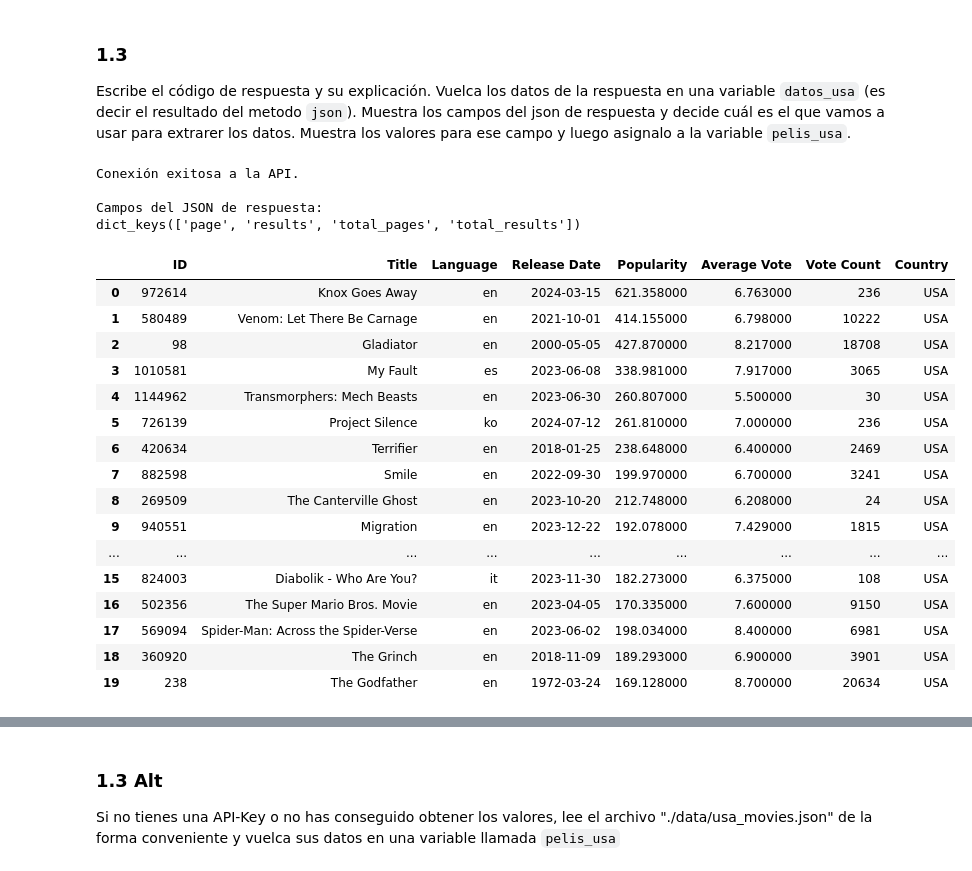
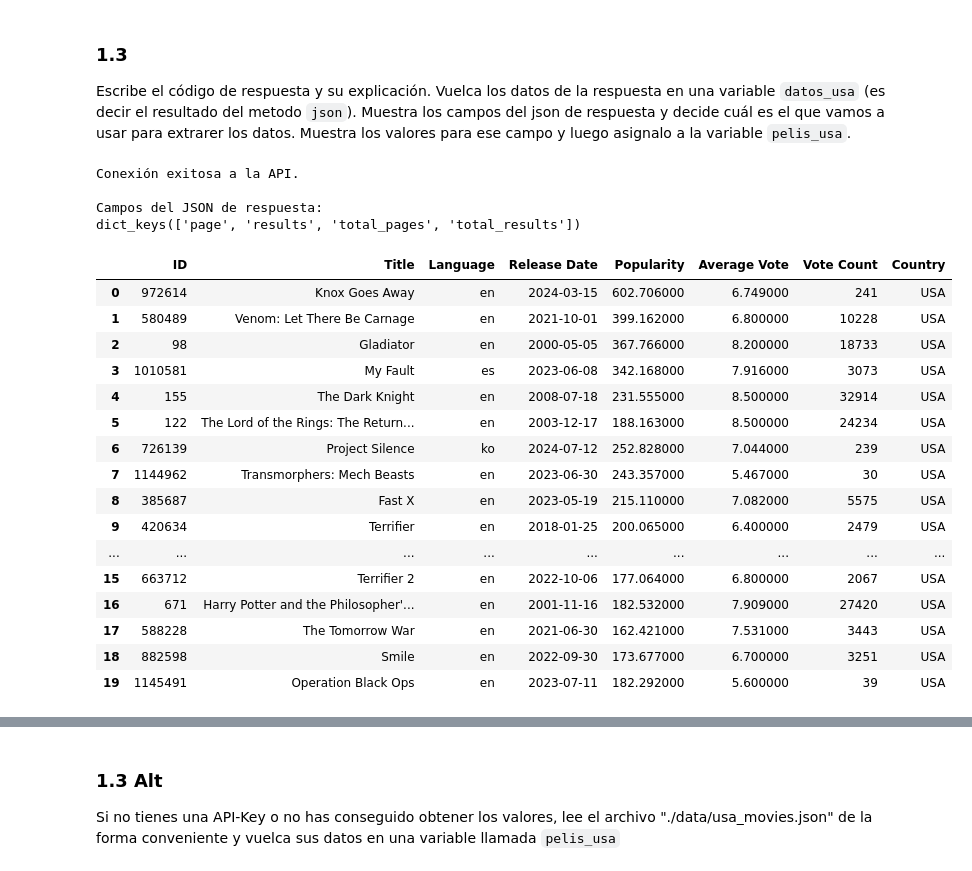
Before and after one commit to hardrockcae/hardrockcae-CAE-settings, a Jupyter notebook: 18_Practica_Obligatoria_Scraping_API.ipynb, the cells around one changed output, grey strips where cells are left out. Cells and saved outputs as stored; diff of their text form; code cells hidden in the pictures.

```diff
--- a/18_Practica_Obligatoria_Scraping_API.ipynb
+++ b/18_Practica_Obligatoria_Scraping_API.ipynb
@@ -337,7 +514,7 @@ from dotenv import load_dotenv
 import os
 
 load_dotenv()
-api_key = os.getenv("TMDB_API_KEY")
+api_key = os.getenv("API_KEY")
 
 # Construir la URL para obtener las películas norteamericanas
 base_url = "https://api.themoviedb.org/3"
@@ -389,46 +566,46 @@ df_usa["Country"] = "USA"
 # Estilizar el DataFrame
 def estilizar_tabla(val):
     if isinstance(val, (int, float)):  # Formato numérico
         return f"font-weight: bold; text-align: right;"
     elif isinstance(val, str):  # Texto
         return "text-align: left;"
     else:
         return ""
 
 df_usa_styled = df_usa.style.set_table_styles(
     [
         {
             "selector": "thead th",
             "props": [("background-color", "#333"), ("color", "white"), ("text-align", "center")],
         },
         {
             "selector": "tbody td",
             "props": [("border", "1px solid #ddd")],
         },
     ]
 ).applymap(estilizar_tabla)
 
 # Mostrar el DataFrame estilizado (en Jupyter Notebook o entornos compatibles)
 df_usa_styled
 # %% [output]
 Conexión exitosa a la API.
 
 Campos del JSON de respuesta:
 dict_keys(['page', 'results', 'total_pages', 'total_results'])
 |  | ID | Title | Language | Release Date | Popularity | Average Vote | Vote Count | Country |
-| 0 | 972614 | Knox Goes Away | en | 2024-03-15 | 621.358000 | 6.763000 | 236 | USA |
-| 1 | 580489 | Venom: Let There Be Carnage | en | 2021-10-01 | 414.155000 | 6.798000 | 10222 | USA |
-| 2 | 98 | Gladiator | en | 2000-05-05 | 427.870000 | 8.217000 | 18708 | USA |
-| 3 | 1010581 | My Fault | es | 2023-06-08 | 338.981000 | 7.917000 | 3065 | USA |
-| 4 | 1144962 | Transmorphers: Mech Beasts | en | 2023-06-30 | 260.807000 | 5.500000 | 30 | USA |
-| 5 | 726139 | Project Silence | ko | 2024-07-12 | 261.810000 | 7.000000 | 236 | USA |
-| 6 | 420634 | Terrifier | en | 2018-01-25 | 238.648000 | 6.400000 | 2469 | USA |
-| 7 | 882598 | Smile | en | 2022-09-30 | 199.970000 | 6.700000 | 3241 | USA |
-| 8 | 269509 | The Canterville Ghost | en | 2023-10-20 | 212.748000 | 6.208000 | 24 | USA |
-| 9 | 940551 | Migration | en | 2023-12-22 | 192.078000 | 7.429000 | 1815 | USA |
+| 0 | 972614 | Knox Goes Away | en | 2024-03-15 | 602.706000 | 6.749000 | 241 | USA |
+| 1 | 580489 | Venom: Let There Be Carnage | en | 2021-10-01 | 399.162000 | 6.800000 | 10228 | USA |
+| 2 | 98 | Gladiator | en | 2000-05-05 | 367.766000 | 8.200000 | 18733 | USA |
+| 3 | 1010581 | My Fault | es | 2023-06-08 | 342.168000 | 7.916000 | 3073 | USA |
+| 4 | 155 | The Dark Knight | en | 2008-07-18 | 231.555000 | 8.500000 | 32914 | USA |
+| 5 | 122 | The Lord of the Rings: The Return... | en | 2003-12-17 | 188.163000 | 8.500000 | 24234 | USA |
+| 6 | 726139 | Project Silence | ko | 2024-07-12 | 252.828000 | 7.044000 | 239 | USA |
+| 7 | 1144962 | Transmorphers: Mech Beasts | en | 2023-06-30 | 243.357000 | 5.467000 | 30 | USA |
+| 8 | 385687 | Fast X | en | 2023-05-19 | 215.110000 | 7.082000 | 5575 | USA |
+| 9 | 420634 | Terrifier | en | 2018-01-25 | 200.065000 | 6.400000 | 2479 | USA |
 | ... | ... | ... | ... | ... | ... | ... | ... | ... |
-| 15 | 824003 | Diabolik - Who Are You? | it | 2023-11-30 | 182.273000 | 6.375000 | 108 | USA |
-| 16 | 502356 | The Super Mario Bros. Movie | en | 2023-04-05 | 170.335000 | 7.600000 | 9150 | USA |
-| 17 | 569094 | Spider-Man: Across the Spider-Verse | en | 2023-06-02 | 198.034000 | 8.400000 | 6981 | USA |
-| 18 | 360920 | The Grinch | en | 2018-11-09 | 189.293000 | 6.900000 | 3901 | USA |
-| 19 | 238 | The Godfather | en | 1972-03-24 | 169.128000 | 8.700000 | 20634 | USA |
+| 15 | 663712 | Terrifier 2 | en | 2022-10-06 | 177.064000 | 6.800000 | 2067 | USA |
+| 16 | 671 | Harry Potter and the Philosopher'... | en | 2001-11-16 | 182.532000 | 7.909000 | 27420 | USA |
+| 17 | 588228 | The Tomorrow War | en | 2021-06-30 | 162.421000 | 7.531000 | 3443 | USA |
+| 18 | 882598 | Smile | en | 2022-09-30 | 173.677000 | 6.700000 | 3251 | USA |
+| 19 | 1145491 | Operation Black Ops | en | 2023-07-11 | 182.292000 | 5.600000 | 39 | USA |
```
Also changed, not shown: parts of 91 cells of this notebook.
